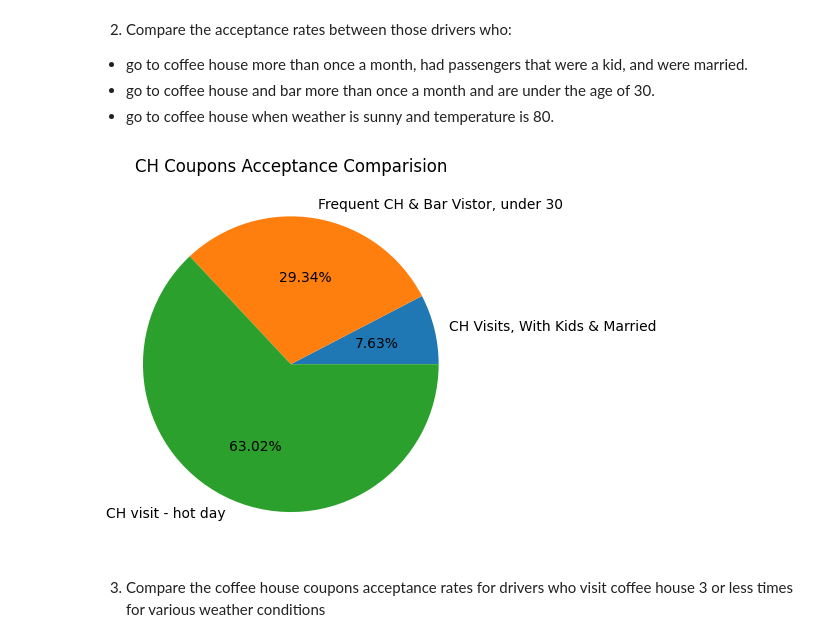
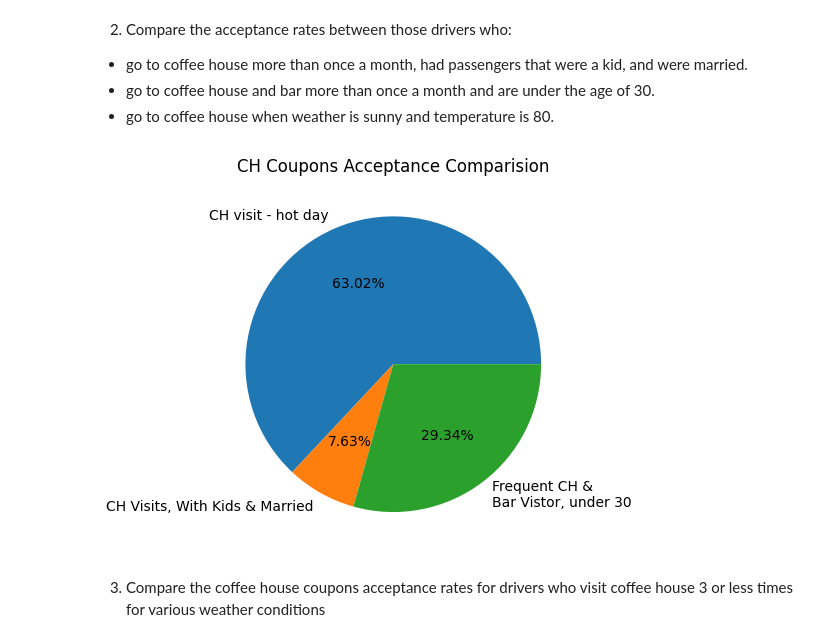
Before and after one commit to atewari-bot/driving-coupon, a Jupyter notebook: prompt.ipynb, the cells around one changed output. Saved outputs shown, nothing was run; the diff lists cells and outputs as text; code cells hidden in the pictures.

```diff
--- a/prompt.ipynb
+++ b/prompt.ipynb
@@ -989,29 +989,29 @@ plot_overall_coffee_house_coupons_acceptance()
 # %%
 # prepare inclusion and exlusion list to apply filter on dataframe
 bar_visits_count_list = ['1~3', 'gt8', '4~8']
 coffee_house_visits_count_list = ['4~8', '1~3', 'gt8']
 age_inclusion_list = ['21', '26', 'below21']
 temp_inclusion_list = [80]
 
 # plot overall coffee house coupons acceptance between below 3 groups:
 # go to coffee house more than once a month, had passengers that were a kid, and were married.
 # go to coffee house and bar more than once a month and are under the age of 30.
 # go to coffee house when weather is sunny and temperature is 80.
 
 def plot_overall_coffee_house_coupons_acceptance_comparision():
     all_coupon_types_accepted = data[data['Y'] == 1]
 
     coffee_house_multi_visitors_kids_and_married = all_coupon_types_accepted.query('passenger == "Kid(s)" and CoffeeHouse in @coffee_house_visits_count_list and maritalStatus == "Married partner"')
     coffee_house_multi_visitors_under30 = all_coupon_types_accepted.query('Bar in @bar_visits_count_list and CoffeeHouse in @coffee_house_visits_count_list and age in @age_inclusion_list')
     coffee_house_visit_hot_day = all_coupon_types_accepted.query('CoffeeHouse in @coffee_house_visits_count_list and weather == "Sunny" and temperature in @temp_inclusion_list')
     plt.title("CH Coupons Acceptance Comparision")
-    plt.pie([coffee_house_multi_visitors_kids_and_married.shape[0], coffee_house_multi_visitors_under30.shape[0], coffee_house_visit_hot_day.shape[0]], autopct='%1.2f%%',
-            labels=['CH Visits, With Kids & Married', 'Frequent CH & Bar Vistor, under 30', 'CH visit - hot day'])
+    plt.pie([coffee_house_visit_hot_day.shape[0], coffee_house_multi_visitors_kids_and_married.shape[0], coffee_house_multi_visitors_under30.shape[0]], autopct='%1.2f%%',
+            labels=['CH visit - hot day', 'CH Visits, With Kids & Married', 'Frequent CH & \nBar Vistor, under 30'])
     plt.savefig("images/ch_drivers_comparision.png")
 
 plot_overall_coffee_house_coupons_acceptance_comparision()
 # %% [output]
-[figure, old version]
+[figure, new version]
 # %% [markdown]
 3. Compare the coffee house coupons acceptance rates for drivers who visit coffee house 3 or less times for various weather conditions
 # %%
```
Also changed, not shown: 1 other file.
